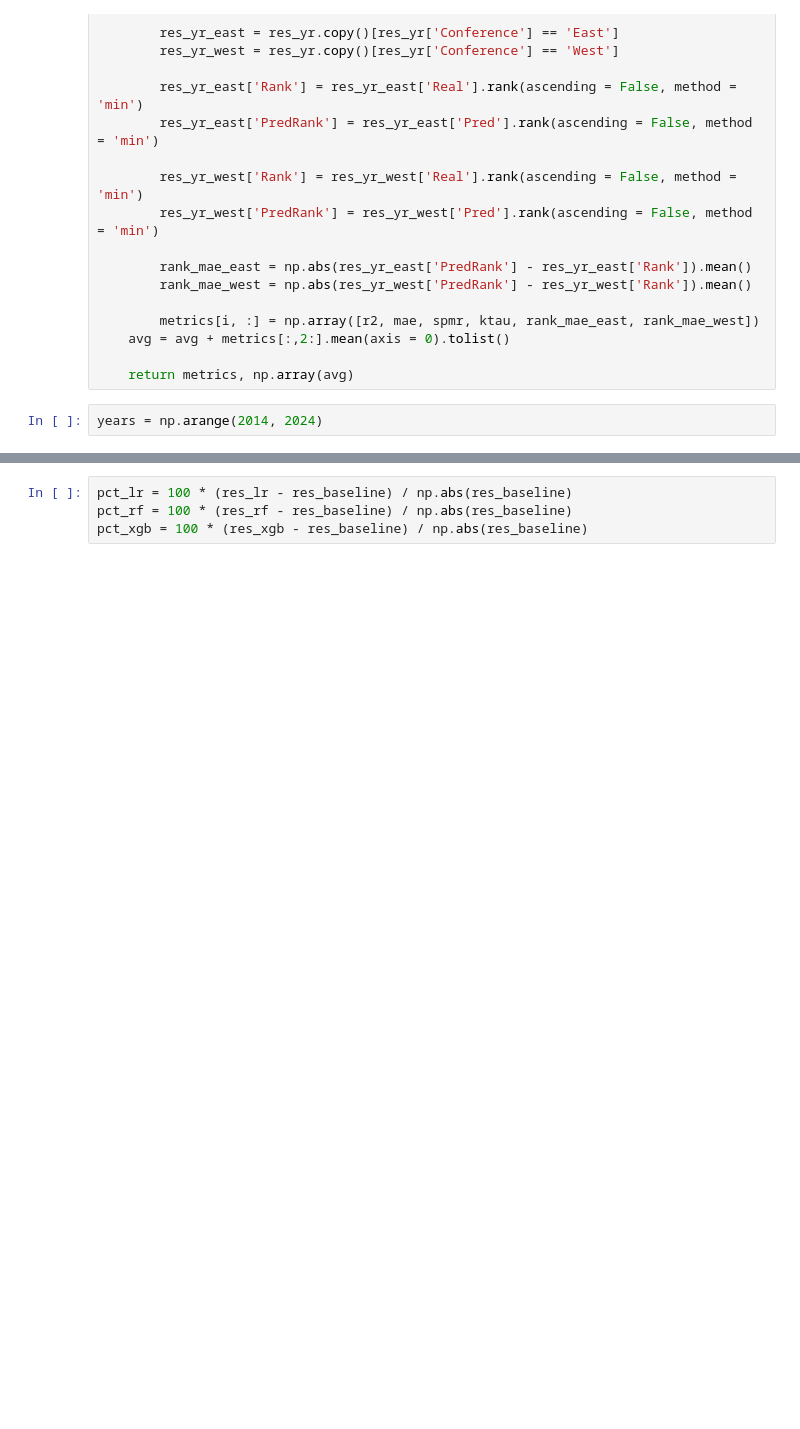
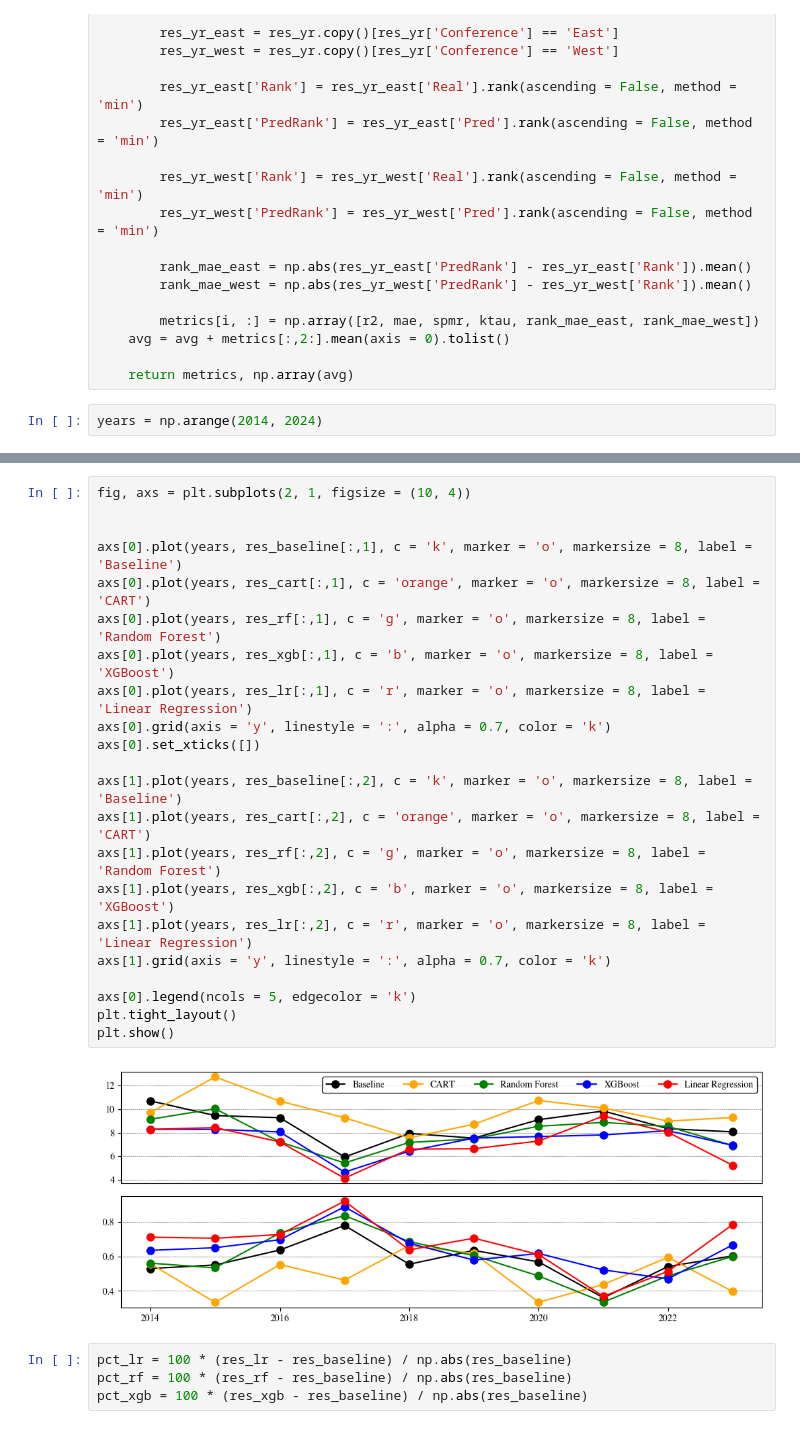
Before and after one commit to martinbog19/balling-on-the-edge, a Jupyter notebook: model_scoring.ipynb, the cells around one changed output, grey strips where cells are left out. Cells and saved outputs as stored; diff of their text form; blank space fills up the shorter version.

```diff
--- a/model_scoring.ipynb
+++ b/model_scoring.ipynb
@@ -108,3 +110,27 @@ plt.show()
+# %%
+fig, axs = plt.subplots(2, 1, figsize = (10, 4))
+
+
+axs[0].plot(years, res_baseline[:,1], c = 'k', marker = 'o', markersize = 8, label = 'Baseline')
+axs[0].plot(years, res_cart[:,1], c = 'orange', marker = 'o', markersize = 8, label = 'CART')
+axs[0].plot(years, res_rf[:,1], c = 'g', marker = 'o', markersize = 8, label = 'Random Forest')
+axs[0].plot(years, res_xgb[:,1], c = 'b', marker = 'o', markersize = 8, label = 'XGBoost')
+axs[0].plot(years, res_lr[:,1], c = 'r', marker = 'o', markersize = 8, label = 'Linear Regression')
+axs[0].grid(axis = 'y', linestyle = ':', alpha = 0.7, color = 'k')
+axs[0].set_xticks([])
+
+axs[1].plot(years, res_baseline[:,2], c = 'k', marker = 'o', markersize = 8, label = 'Baseline')
+axs[1].plot(years, res_cart[:,2], c = 'orange', marker = 'o', markersize = 8, label = 'CART')
+axs[1].plot(years, res_rf[:,2], c = 'g', marker = 'o', markersize = 8, label = 'Random Forest')
+axs[1].plot(years, res_xgb[:,2], c = 'b', marker = 'o', markersize = 8, label = 'XGBoost')
+axs[1].plot(years, res_lr[:,2], c = 'r', marker = 'o', markersize = 8, label = 'Linear Regression')
+axs[1].grid(axis = 'y', linestyle = ':', alpha = 0.7, color = 'k')
+
+axs[0].legend(ncols = 5, edgecolor = 'k')
+plt.tight_layout()
+plt.show()
+# %% [output]
+[figure, added]
 # %%
 pct_lr = 100 * (res_lr - res_baseline) / np.abs(res_baseline)
 pct_rf = 100 * (res_rf - res_baseline) / np.abs(res_baseline)
```
Also changed, not shown: parts of 3 cells of this notebook, 2 other files.
